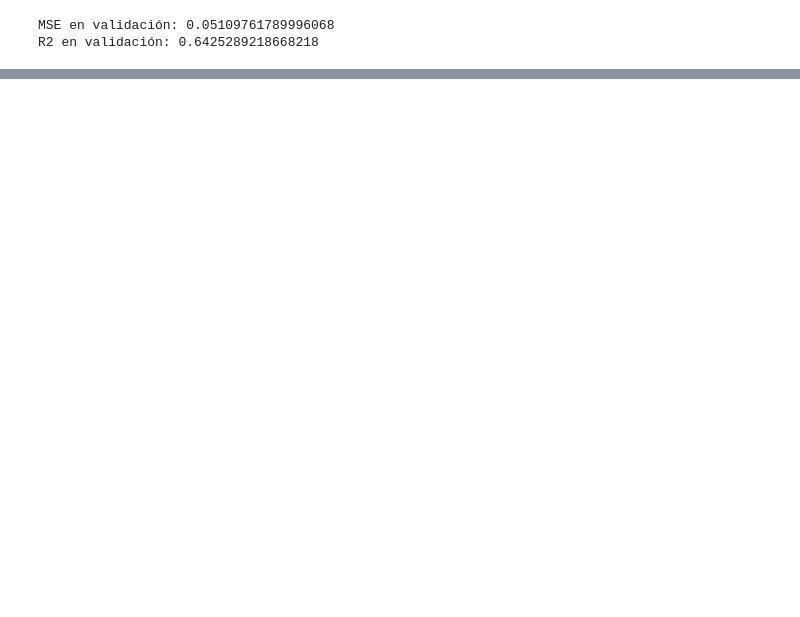
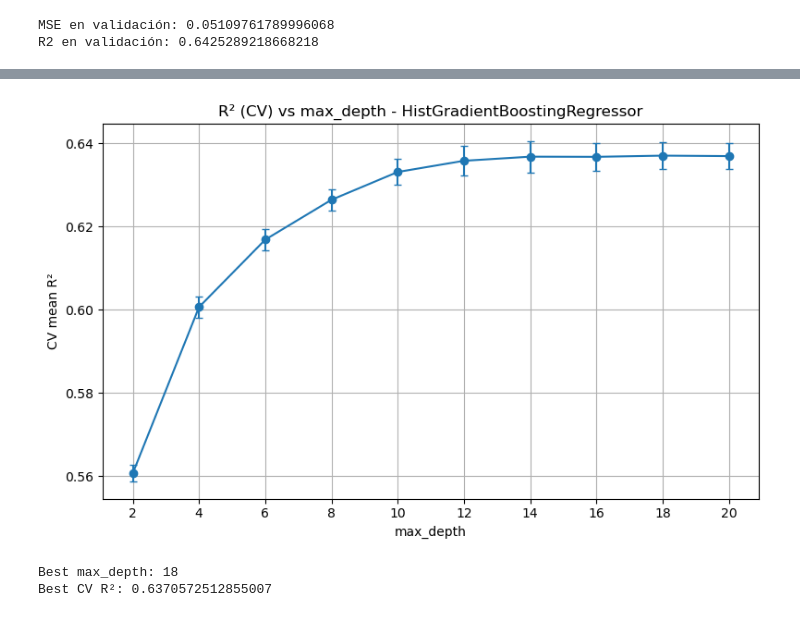
Before and after one commit to dfdgdfdg/Tesis-LCD-EPH, a Jupyter notebook: src/encuestador/Deeper_Grid_Search.ipynb, the cells around one changed output, grey strips where cells are left out. Drawn from its saved outputs; the diff is of its cells as text; code cells hidden in the pictures; blank space fills up the shorter version.

```diff
--- a/src/encuestador/Deeper_Grid_Search.ipynb
+++ b/src/encuestador/Deeper_Grid_Search.ipynb
@@ -16,5 +16,6 @@ data = FE.data
 data_reg = data[(data['INGRESO'] == 1)]
 y_reg = data_reg['logP47T']
 excluir_cols = {'logP47T', 'Q','INGRESO', 'CODUSU', 'P47T', 'P21', 'T_VI', 'V12_M', 'V2_M', 'V3_M', 'V5_M', 'TOT_P12', 'PP08D1',
-                'logP21', 'logT_VI', 'logV12_M', 'logV2_M', 'logV3_M', 'logV5_M', 'logTOT_P12', 'logPP08D1','ANO4','TRIMESTRE'}
+                'logP21', 'logT_VI', 'logV12_M', 'logV2_M', 'logV3_M', 'logV5_M', 'logTOT_P12', 'logPP08D1','ANO4','TRIMESTRE', 'INGRESO_NLB','INGRESO_JUB','INGRESO_SBS'}
 X_reg = data_reg.drop(columns=excluir_cols)
+print(X_reg.head(20))
@@ -107,6 +128,7 @@ for name, pipe in pipelines.items():
 
     test_mse = mean_squared_error(y_test, y_pred)
     test_r2 = r2_score(y_test, y_pred)
+    test_mae = mean_absolute_error(y_test, y_pred)
 
     # Guardar informacion de la mejor configuracion de cada modelo. Como en principio no sé cual es mejor entre los regresores lineales (estándar, Ridge, Lasso) ó el HistGradientBoosting,
     # mantendré un registro de todos. Luego, solo usaré para graficar el mejor regresor lineal (incluyendo modelos con penalizacion como Ridge y Lasso), y el mejor HistGradientBoosting.
@@ -136,6 +158,7 @@ for name, pipe in pipelines.items():
     print("Best CV score:", grid.best_score_)
     print("Regression metrics (test):")
     print("MSE:", test_mse)
+    print("MAE:", test_mae)
     print("R2:", test_r2)
 
     if test_r2 > best_r2:
@@ -211,0 +206,56 @@ plt.show()
+# %%
+# Grafico R² por max_depth (cada 1 unidad)
+
+pipe_hgb = pipelines['HistGradientBoostingRegressor']
+
+# grid solo sobre max_depth (otros hiperparámetros fijos)
+param_grid_hgb = {
+    'reg__max_depth': list(range(2, 22, 2)),
+    'reg__max_iter': [200],
+    'reg__learning_rate': [0.1],
+    'reg__max_leaf_nodes': [400],
+    'reg__min_samples_leaf': [15],
+    'reg__l2_regularization': [0]
+}
+
+gs_hgb = GridSearchCV(
+    pipe_hgb,
+    param_grid_hgb,
+    cv=5,
+    scoring='r2',      # queremos R^2
+    n_jobs=-1,
+    verbose=0,
+    return_train_score=False
+)
+
+gs_hgb.fit(X_train, y_train)
+
+# extraer resultados y ordenar por max_depth
+cv_results = gs_hgb.cv_results_
+depths = np.array([int(d) for d in cv_results['param_reg__max_depth']])
+means = np.array(cv_results['mean_test_score'])
+stds = np.array(cv_results['std_test_score'])
+
+# ordenar por depths
+order = np.argsort(depths)
+depths = depths[order]
+means = means[order]
+stds = stds[order]
+
+plt.figure(figsize=(8,5))
+plt.errorbar(depths, means, yerr=stds, marker='o', capsize=3)
+plt.xlabel('max_depth')
+plt.ylabel('CV mean R²')
+plt.title('R² (CV) vs max_depth - HistGradientBoostingRegressor')
+plt.grid(True)
+plt.xticks(depths)
+plt.tight_layout()
+plt.savefig("HGB_R2_vs_max_depth.png")
+plt.show()
+
+print("Best max_depth:", gs_hgb.best_params_['reg__max_depth'])
+print("Best CV R²:", gs_hgb.best_score_)
+# %% [output]
+[figure, added]
+Best max_depth: 18
+Best CV R²: 0.6370572512855007
```
Also changed, not shown: parts of 7 cells of this notebook, 31 other files.
